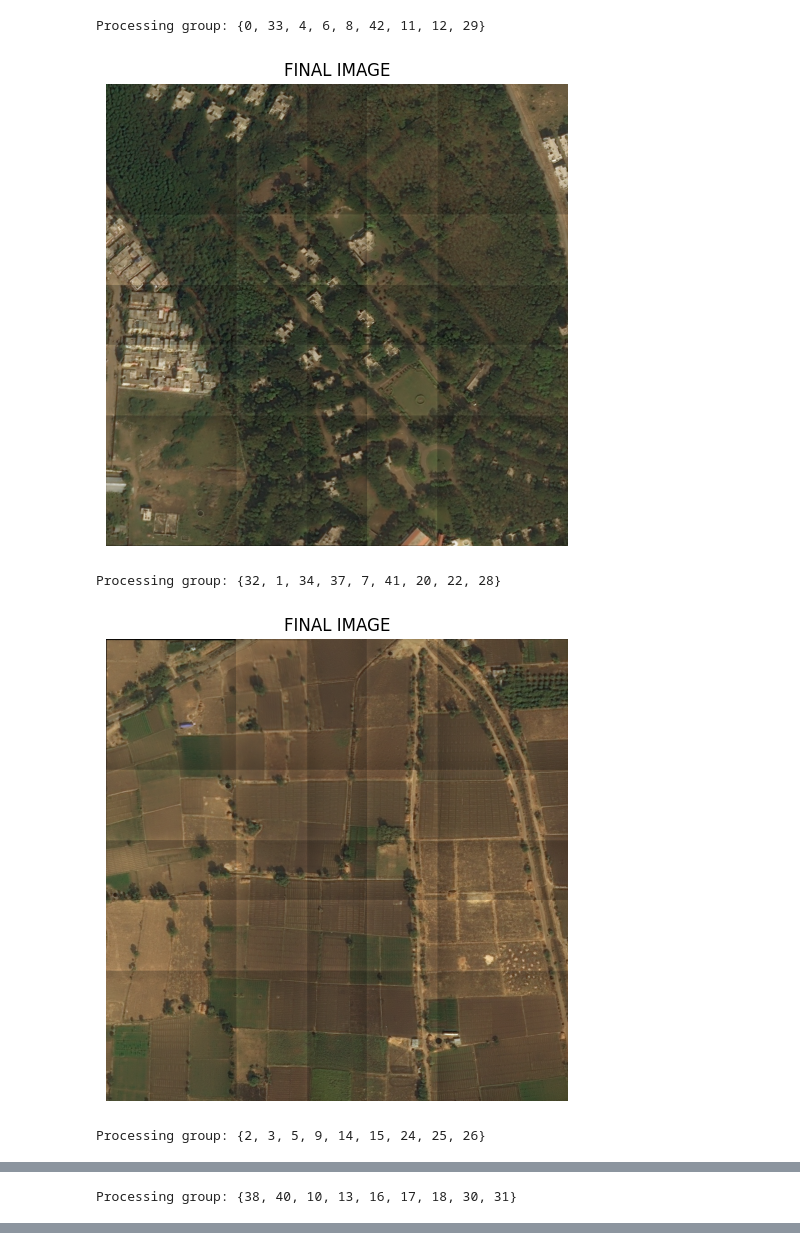
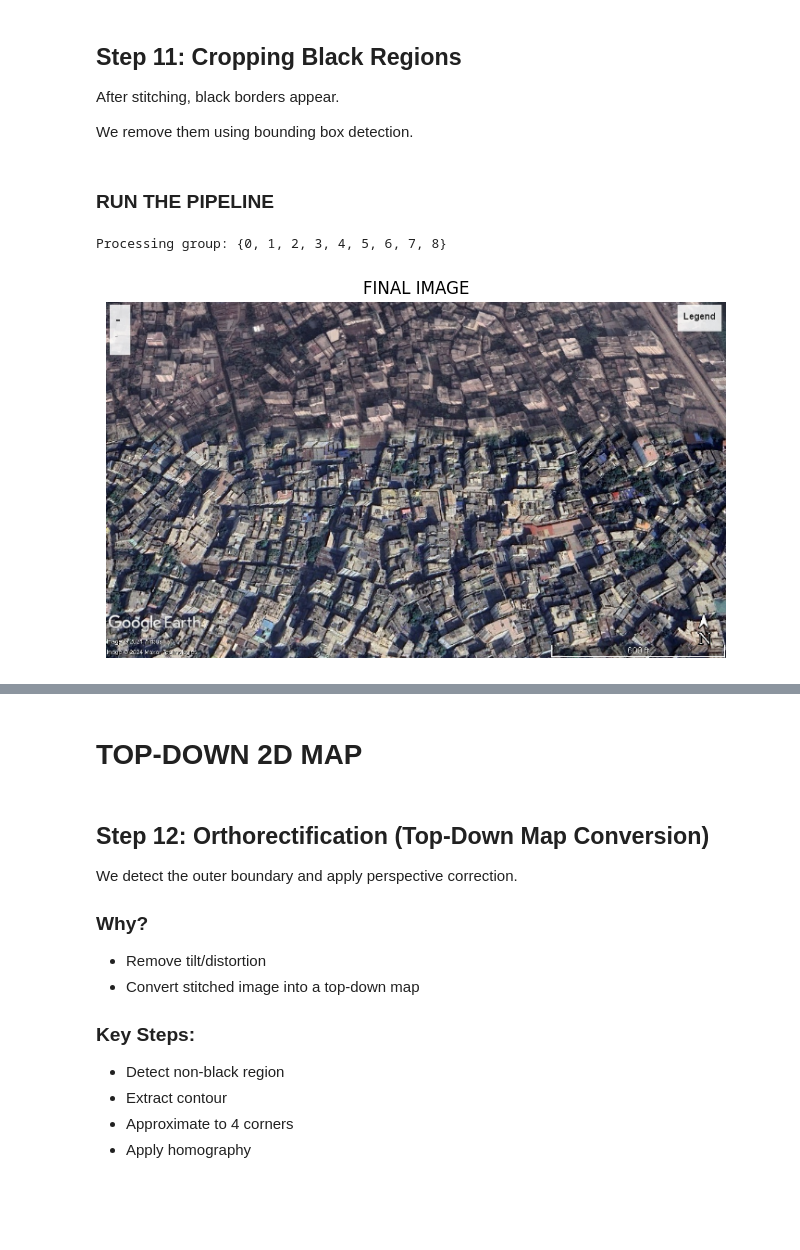
Before and after one commit to MANAS-AI-TaskPhase-25-26/Sunanda_VI, a Jupyter notebook: Final_Task/Img_Stitching.ipynb, the cells around one changed output, grey strips where cells are left out. Drawn from its saved outputs; the diff is of its cells as text; code cells hidden in the pictures; blank space fills up the shorter version.

```diff
--- a/Final_Task/Img_Stitching.ipynb
+++ b/Final_Task/Img_Stitching.ipynb
@@ -127,0 +185,12 @@ Groups found:
+# %%
+for i, comp in enumerate(components):
+    plt.figure(figsize=(10,3))
+
+    for j, node in enumerate(comp):
+        plt.subplot(1, len(comp), j+1)
+        plt.imshow(images[node])
+        plt.title(f"{node}")
+        plt.axis("off")
+
+    plt.suptitle(f"Group {i+1}")
+    plt.show()
@@ -143,5 +239,6 @@ def compute_homography(i,j):
     pts1 = np.float32([kp1[m.queryIdx].pt for m in matches])
     pts2 = np.float32([kp2[m.trainIdx].pt for m in matches])
 
-    H, _ = cv2.findHomography(pts1, pts2, cv2.RANSAC, 5.0)
+    H, mask = cv2.findHomography(pts1, pts2, cv2.RANSAC, 5.0)
+
     return H
@@ -148,7 +255,8 @@ def compute_homography(i,j):
 # %%
 def compute_global_H(component, mst):
 
-    root = list(component)[0]
+    #root = list(component)[0]
+    root = max(component, key=lambda x: len(features[x][1]) if features[x][1] is not None else 0)
     H_global = {root: np.eye(3)}
 
     adj = {i: [] for i in component}
@@ -166,9 +274,17 @@ def compute_global_H(component, mst):
                 continue
 
             H = compute_homography(nei, node)
+            #H = compute_homography(node, nei)
+            #added line
+            H = H / H[2,2]
+            """
             if H is not None:
                 H_global[nei] = H_global[node] @ H
                 dfs(nei)
 
+            """
+
+
+
     dfs(root)
     return H_global
@@ -180,8 +385,11 @@ def find_seams(warped, masks, corners):
 # %%
 def blend_final(warped, masks, corners):
 
-    blender = cv2.detail_MultiBandBlender()
-    blender.prepare((0, 0, 3000, 3000))
+    blender = cv2.detail_FeatherBlender()
+    blender.setSharpness(0.02)
+
+    h, w = warped[0].shape[:2]
+    blender.prepare((0, 0, w, h))
 
     for i in range(len(warped)):
         blender.feed(warped[i].astype(np.int16), masks[i], corners[i])
@@ -238,3 +399,9 @@ def warp_all(images, H_global):
+# %% [markdown]
+## Step 11: Cropping Black Regions
+
+After stitching, black borders appear.
+
+We remove them using bounding box detection.
 # %%
 def crop_black(img):
     gray = cv2.cvtColor(img, cv2.COLOR_BGR2GRAY)
@@ -244,35 +411,32 @@ def crop_black(img):
     x, y, w, h = cv2.boundingRect(coords)
 
     return img[y:y+h, x:x+w]
+# %% [markdown]
+### RUN THE PIPELINE
 # %%
 results = []
 
 for comp in components:
 
     print(f"Processing group: {comp}")
 
     mst = build_mst(G, comp)
 
     H_global = compute_global_H(comp, mst)
 
     warped, masks, corners = warp_all(images, H_global)
 
-    masks = find_seams(warped, masks, corners)
-
     result = blend_final(warped, masks, corners)
 
     result = crop_black(result)
 
     plt.figure(figsize=(8,6))
     plt.imshow(cv2.cvtColor(result, cv2.COLOR_BGR2RGB))
     plt.title("FINAL IMAGE")
     plt.axis('off')
     plt.show()
 
     results.append(result)
 # %% [output]
-Processing group: {0, 33, 4, 6, 8, 42, 11, 12, 29}
+Processing group: {0, 1, 2, 3, 4, 5, 6, 7, 8}
-[figure, old version]
+[figure, new version]
-Processing group: {32, 1, 34, 37, 7, 41, 20, 22, 28}
-[figure, removed]
-Processing group: {2, 3, 5, 9, 14, 15, 24, 25, 26}
@@ -280 +442,0 @@ Processing group: {2, 3, 5, 9, 14, 15, 24, 25, 26}
-Processing group: {38, 40, 10, 13, 16, 17, 18, 30, 31}
@@ -283,0 +443,2 @@ Processing group: {35, 36, 39, 43, 44, 19, 21, 23, 27}
+# %% [markdown]
+# TOP-DOWN 2D MAP
@@ -283,0 +448,14 @@ Processing group: {35, 36, 39, 43, 44, 19, 21, 23, 27}
+# %% [markdown]
+## Step 12: Orthorectification (Top-Down Map Conversion)
+
+We detect the outer boundary and apply perspective correction.
+
+### Why?
+- Remove tilt/distortion
+- Convert stitched image into a top-down map
+
+### Key Steps:
+- Detect non-black region
+- Extract contour
+- Approximate to 4 corners
+- Apply homography
```
Also changed, not shown: parts of 39 cells of this notebook, 3 other files.
